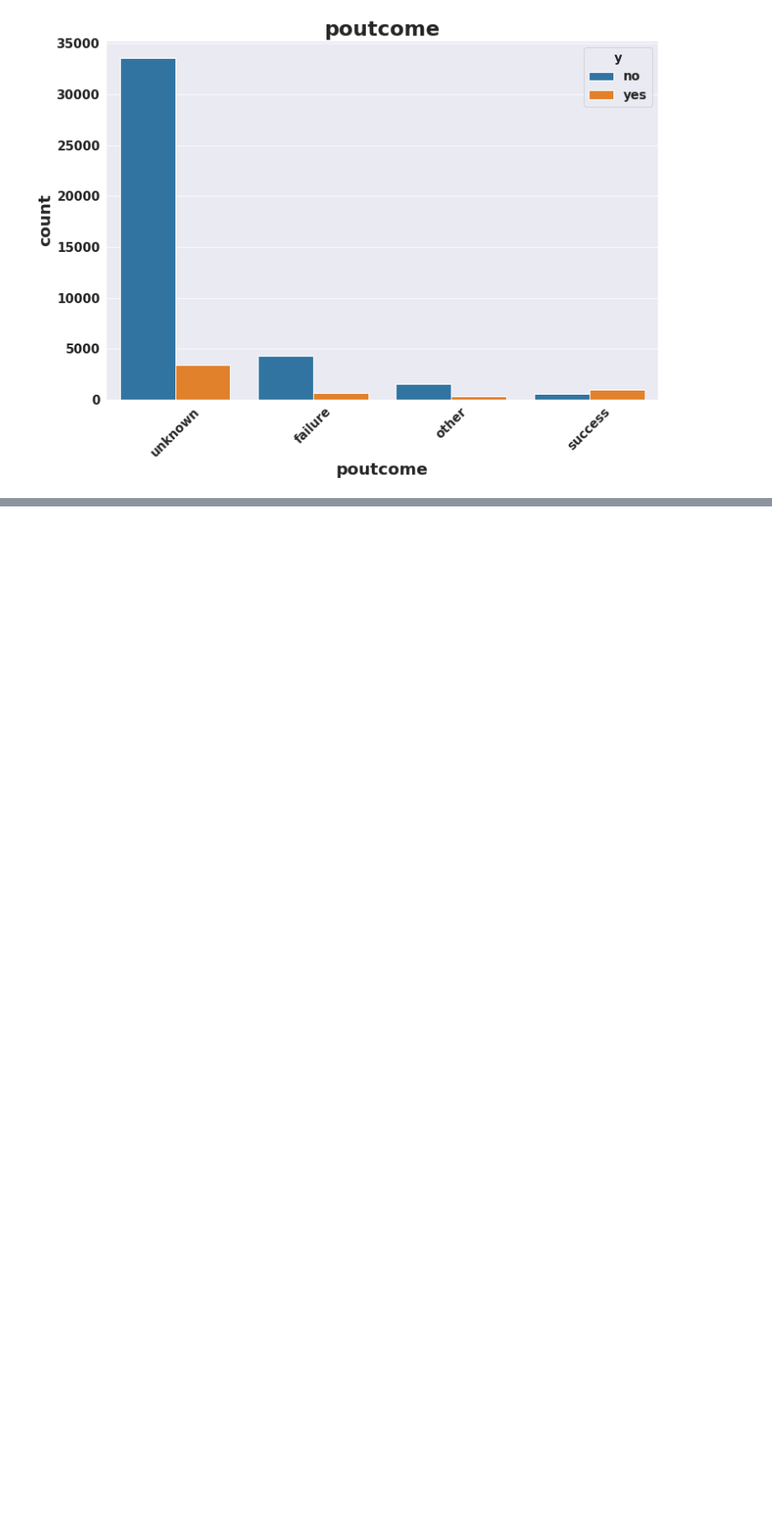
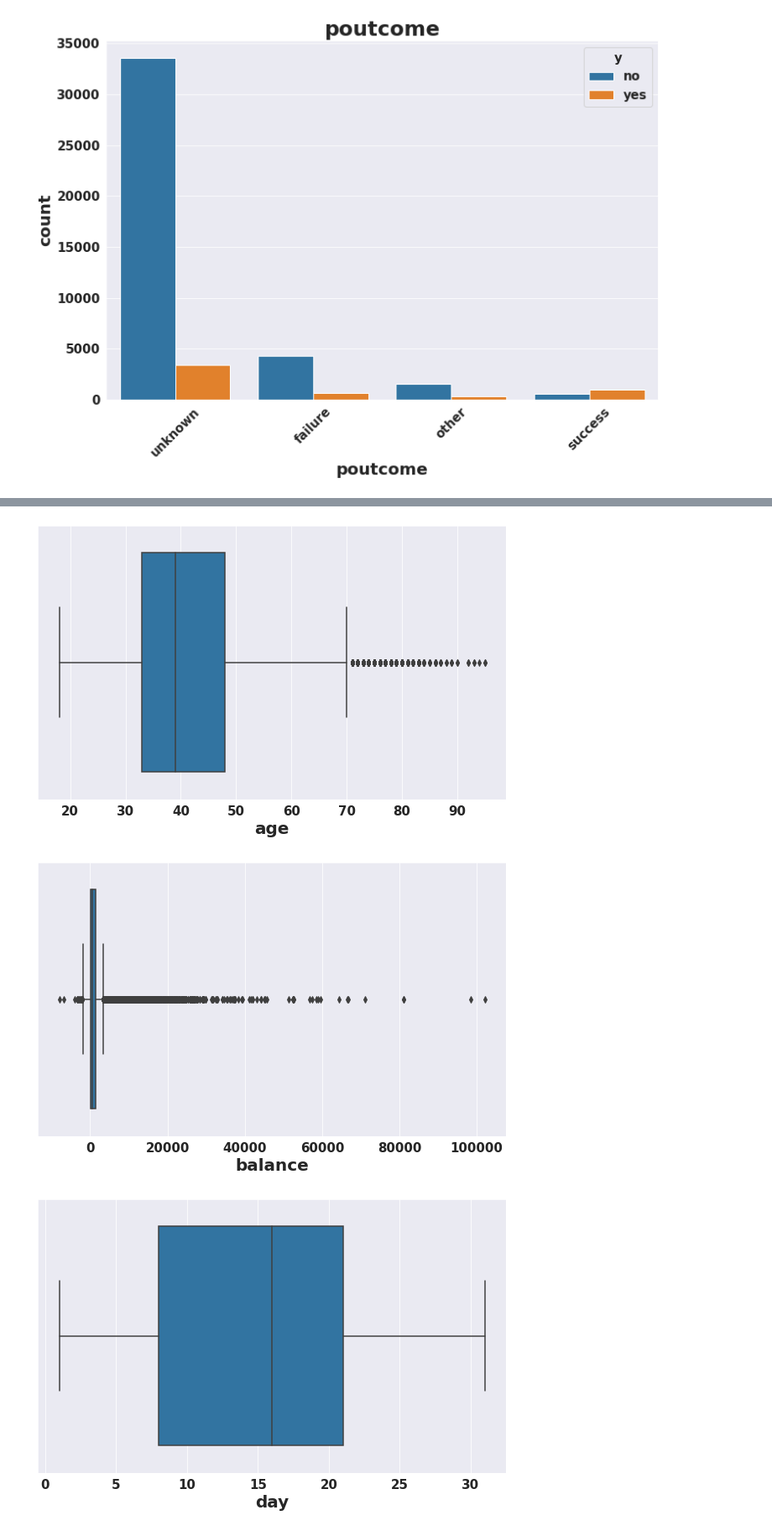
Before and after one commit to PranayUmredkar97/Bank-Marketing-Effectiveness-Prediction-Classification-Capstone-Project-, a Jupyter notebook: Bank_Marketing_Effectiveness_Prediction_Capstone_Project.ipynb, the cells around one changed output, grey strips where cells are left out. Shown at 84% size. Saved outputs shown, nothing was run; the diff lists cells and outputs as text; code cells hidden in the pictures; blank space fills up the shorter version.

```diff
--- a/Bank_Marketing_Effectiveness_Prediction_Capstone_Project.ipynb
+++ b/Bank_Marketing_Effectiveness_Prediction_Capstone_Project.ipynb
@@ -281,0 +356,10 @@ for cat in cat_features:
+# %%
+#using box plot to check for outliers
+# for loop for plotting box plots of numerical features
+for feature in numerical_columns:
+  plt.figure(figsize=(10,6))
+  sns.boxplot(df1[feature])
+# %% [output]
+[figure, added]
+[figure, added]
+[figure, added]
```
Also changed, not shown: parts of 27 cells of this notebook.
